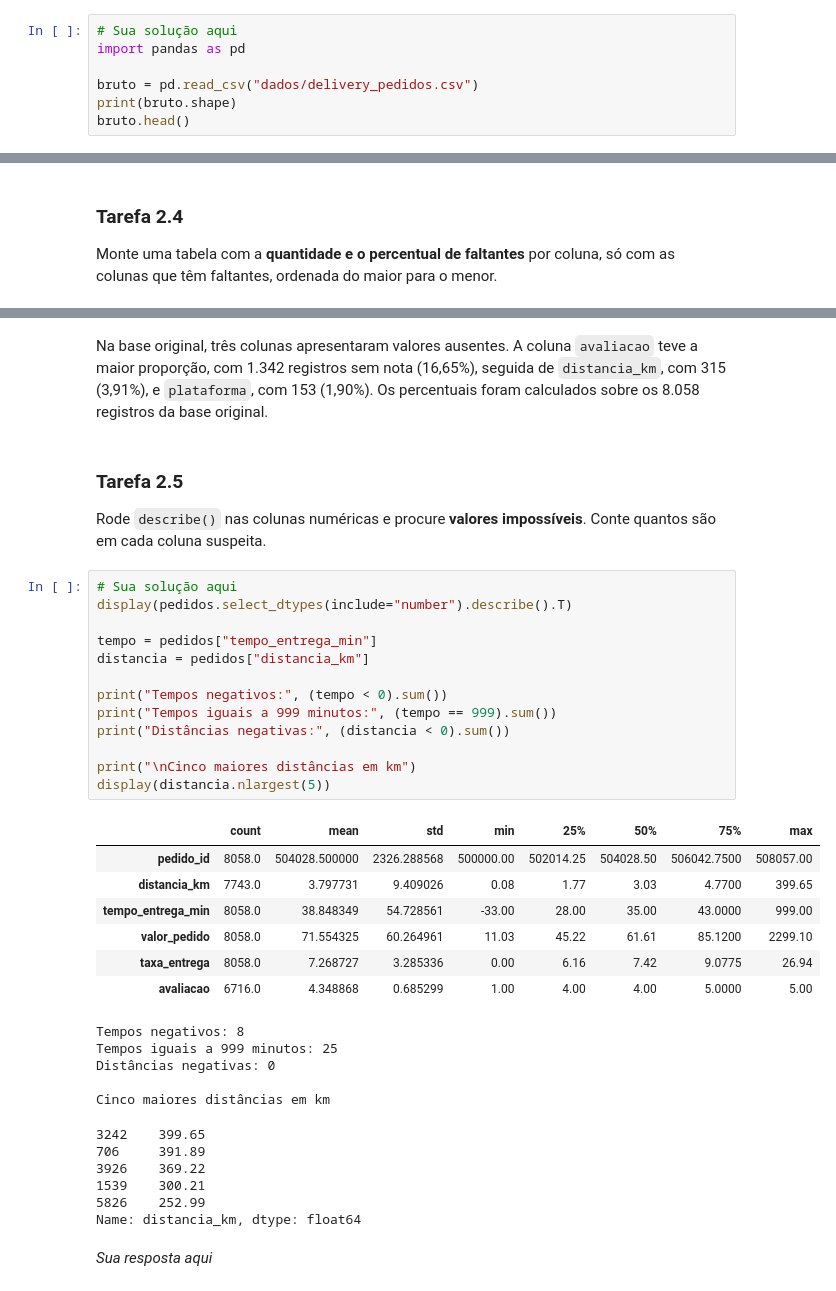
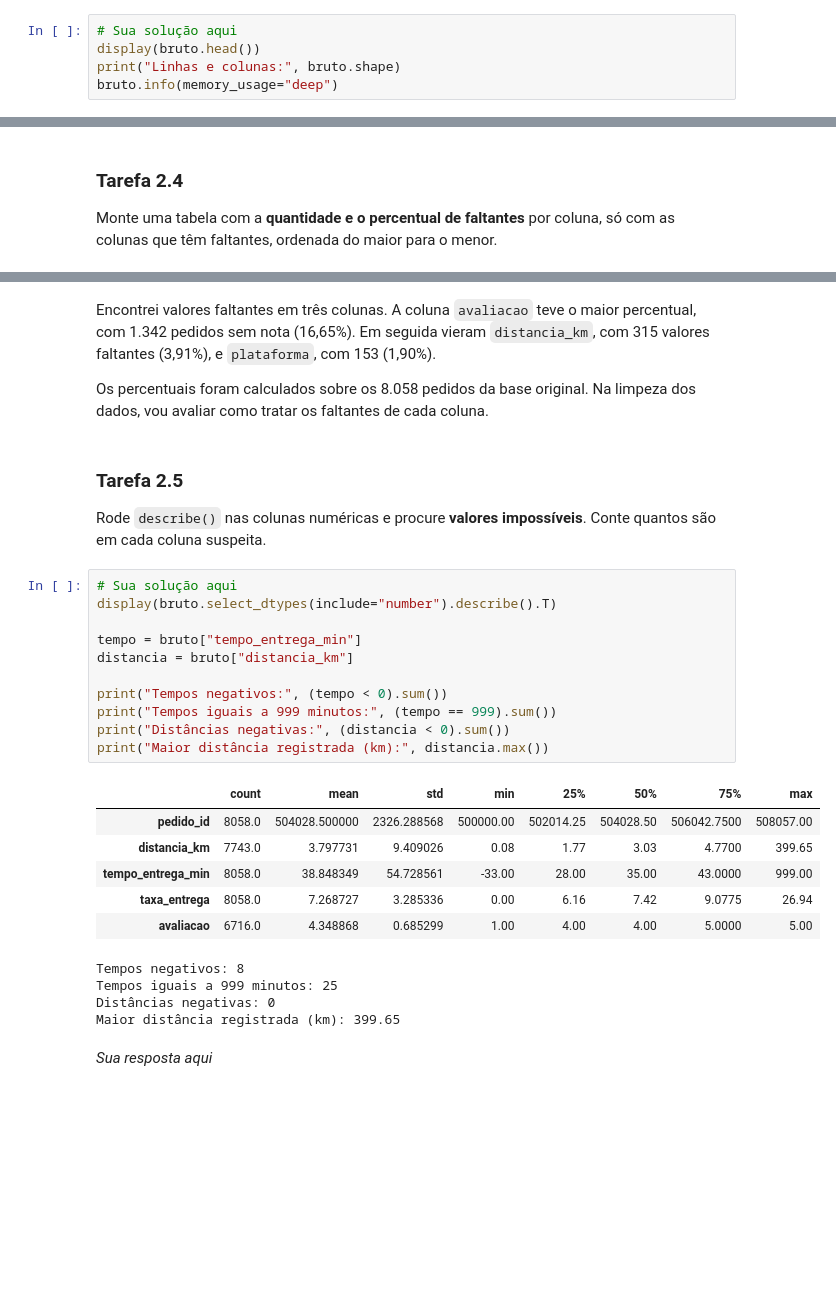
Before and after one commit to deborabaldeznilo/projeto-delivery, a Jupyter notebook: projeto_final.ipynb, the cells around one changed output, grey strips where cells are left out. Drawn from its saved outputs; the diff is of its cells as text; blank space fills up the shorter version.

```diff
--- a/projeto_final.ipynb
+++ b/projeto_final.ipynb
@@ -104,9 +121,7 @@ bruto.shape
 Mostre as 5 primeiras linhas e o resultado de `info()`. Quantas linhas e colunas? Quanta memória a base ocupa?
 # %%
 # Sua solução aqui
-import pandas as pd
-
-bruto = pd.read_csv("dados/delivery_pedidos.csv")
-print(bruto.shape)
-bruto.head()
+display(bruto.head())
+print("Linhas e colunas:", bruto.shape)
+bruto.info(memory_usage="deep")
 # %% [output]
@@ -286,46 +249,38 @@ tabela_faltantes.sort_values("Quantidade", ascending=False)
 | avaliacao | 1342 | 16.65 |
 | distancia_km | 315 | 3.91 |
 | plataforma | 153 | 1.90 |
-# %% [markdown]
-Na base original, três colunas apresentaram valores ausentes.
-A coluna `avaliacao` teve a maior proporção, com 1.342 registros
-sem nota (16,65%), seguida de `distancia_km`, com 315 (3,91%),
-e `plataforma`, com 153 (1,90%). Os percentuais foram calculados
-sobre os 8.058 registros da base original.
+# %% [markdown]
+Encontrei valores faltantes em três colunas. A coluna `avaliacao`
+teve o maior percentual, com 1.342 pedidos sem nota (16,65%).
+Em seguida vieram `distancia_km`, com 315 valores faltantes (3,91%),
+e `plataforma`, com 153 (1,90%).
+
+Os percentuais foram calculados sobre os 8.058 pedidos da base original.
+Na limpeza dos dados, vou avaliar como tratar os faltantes de cada coluna.
 # %% [markdown]
 ### Tarefa 2.5
 Rode `describe()` nas colunas numéricas e procure **valores impossíveis**. Conte quantos são em cada coluna suspeita.
 # %%
 # Sua solução aqui
-display(pedidos.select_dtypes(include="number").describe().T)
+display(bruto.select_dtypes(include="number").describe().T)
 
-tempo = pedidos["tempo_entrega_min"]
-distancia = pedidos["distancia_km"]
+tempo = bruto["tempo_entrega_min"]
+distancia = bruto["distancia_km"]
 
 print("Tempos negativos:", (tempo < 0).sum())
 print("Tempos iguais a 999 minutos:", (tempo == 999).sum())
 print("Distâncias negativas:", (distancia < 0).sum())
-
-print("\nCinco maiores distâncias em km")
-display(distancia.nlargest(5))
+print("Maior distância registrada (km):", distancia.max())
 # %% [output]
 |  | count | mean | std | min | 25% | 50% | 75% | max |
 | pedido_id | 8058.0 | 504028.500000 | 2326.288568 | 500000.00 | 502014.25 | 504028.50 | 506042.7500 | 508057.00 |
 | distancia_km | 7743.0 | 3.797731 | 9.409026 | 0.08 | 1.77 | 3.03 | 4.7700 | 399.65 |
 | tempo_entrega_min | 8058.0 | 38.848349 | 54.728561 | -33.00 | 28.00 | 35.00 | 43.0000 | 999.00 |
-| valor_pedido | 8058.0 | 71.554325 | 60.264961 | 11.03 | 45.22 | 61.61 | 85.1200 | 2299.10 |
 | taxa_entrega | 8058.0 | 7.268727 | 3.285336 | 0.00 | 6.16 | 7.42 | 9.0775 | 26.94 |
 | avaliacao | 6716.0 | 4.348868 | 0.685299 | 1.00 | 4.00 | 4.00 | 5.0000 | 5.00 |
 Tempos negativos: 8
 Tempos iguais a 999 minutos: 25
 Distâncias negativas: 0
-
-Cinco maiores distâncias em km
+Maior distância registrada (km): 399.65
-3242    399.65
-706     391.89
-3926    369.22
-1539    300.21
-5826    252.99
-Name: distancia_km, dtype: float64
 # %% [markdown]
 *Sua resposta aqui*
```
Also changed, not shown: parts of 54 cells of this notebook.
